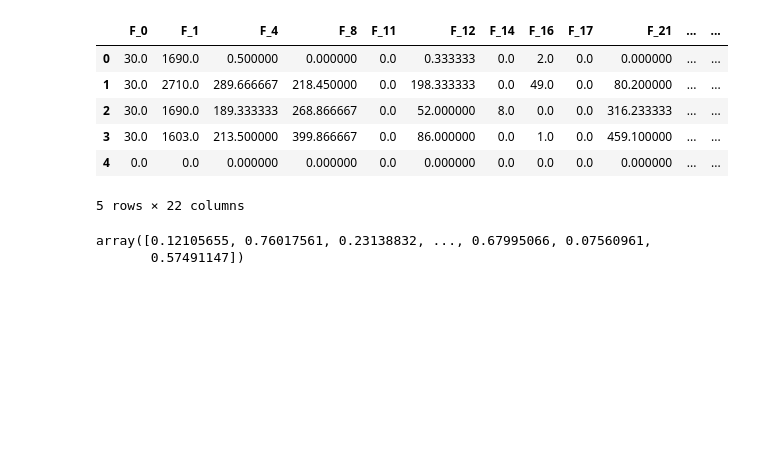
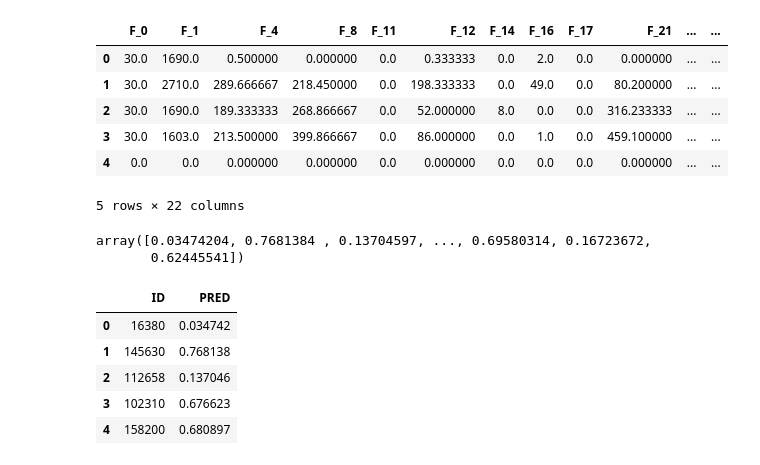
Before and after one commit to ra9dev/credits-scoring, a Jupyter notebook: solution.ipynb, the cells around one changed output. Cells and saved outputs as stored; diff of their text form; code cells hidden in the pictures; blank space fills up the shorter version.

```diff
--- a/solution.ipynb
+++ b/solution.ipynb
@@ -191,7 +241,7 @@ plt.show()
 # %%
 test = pd.read_csv('./test.csv')
-test = test[trainX.columns].fillna(0.0)
-test.head()
+test_df = test[features].fillna(0.0)
+test_df.head()
 # %% [output]
 |  | F_0 | F_1 | F_4 | F_8 | F_11 | F_12 | F_14 | F_16 | F_17 | F_21 | ... | ... |
 | 0 | 30.0 | 1690.0 | 0.500000 | 0.000000 | 0.0 | 0.333333 | 0.0 | 2.0 | 0.0 | 0.000000 | ... | ... |
@@ -201,8 +251,21 @@ test.head()
 | 4 | 0.0 | 0.0 | 0.000000 | 0.000000 | 0.0 | 0.000000 | 0.0 | 0.0 | 0.0 | 0.000000 | ... | ... |
 5 rows × 22 columns
 # %%
-test_preds = lgbmc.predict_proba(test)[:, 1]
+test_preds = lgbmc.predict_proba(test_df)[:, 1]
 test_preds
 # %% [output]
-array([0.12105655, 0.76017561, 0.23138832, ..., 0.67995066, 0.07560961,
-       0.57491147])
+array([0.03474204, 0.7681384 , 0.13704597, ..., 0.69580314, 0.16723672,
+       0.62445541])
+# %%
+result = test.rename(columns={'Unnamed: 0': 'ID'})
+result['PRED'] = test_preds
+result = result[['ID', 'PRED']]
+# %%
+result.head()
+# %% [output]
+|  | ID | PRED |
+| 0 | 16380 | 0.034742 |
+| 1 | 145630 | 0.768138 |
+| 2 | 112658 | 0.137046 |
+| 3 | 102310 | 0.676623 |
+| 4 | 158200 | 0.680897 |
```
Also changed, not shown: parts of 17 cells of this notebook, 1 other file.
